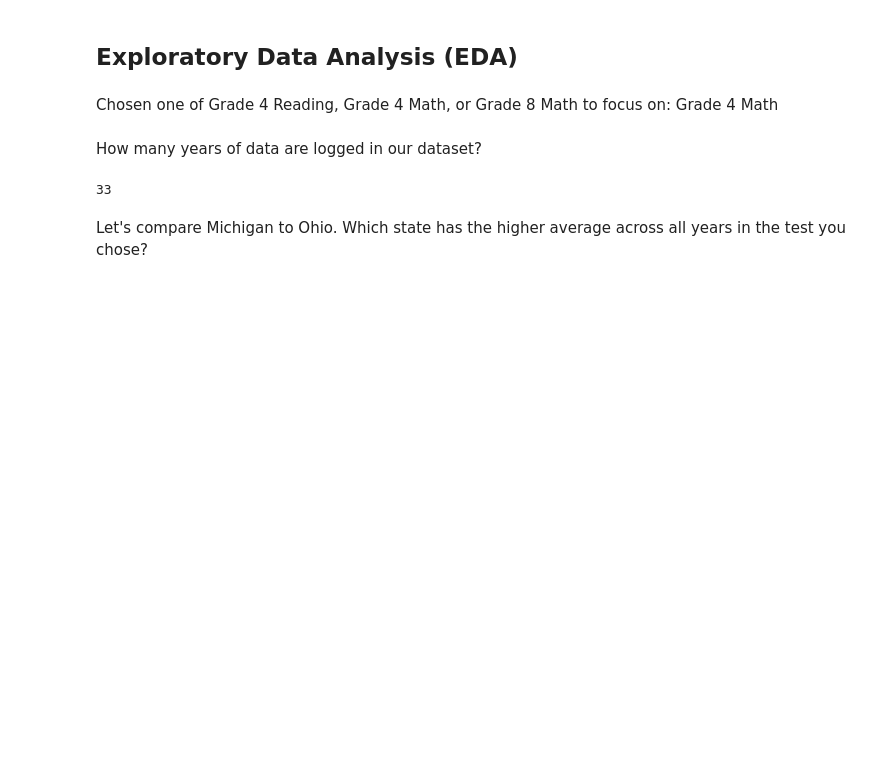
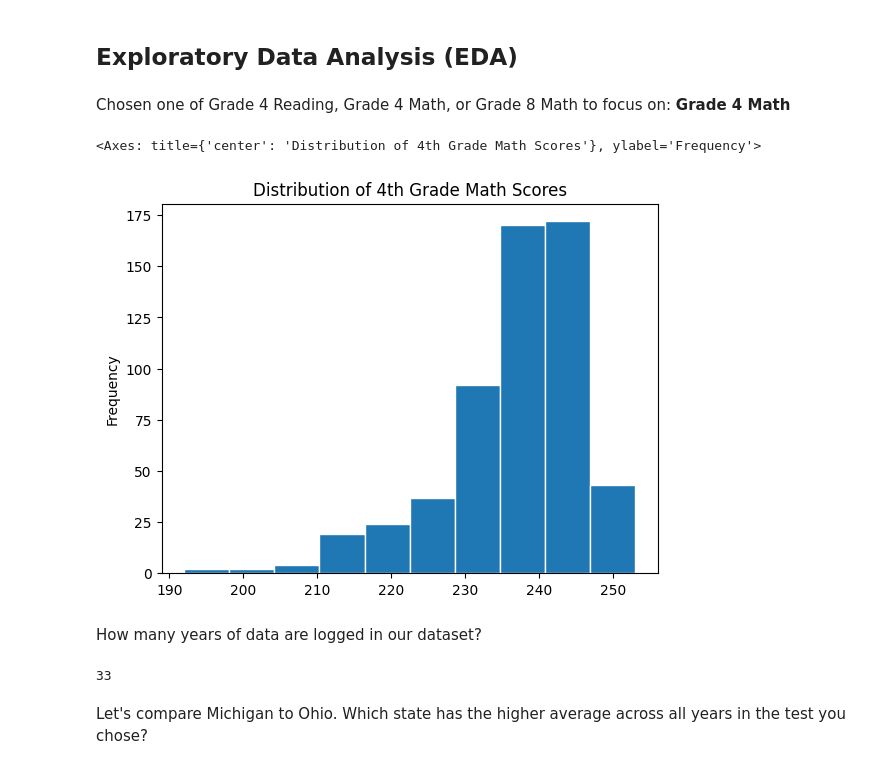
Before and after one commit to vxm52/MDST-Tutorial, a Jupyter notebook: tutorial1/checkpoint1.ipynb, the cells around one changed output. Cells and saved outputs as stored; diff of their text form; code cells hidden in the pictures; blank space fills up the shorter version.

```diff
--- a/tutorial1/checkpoint1.ipynb
+++ b/tutorial1/checkpoint1.ipynb
@@ -69,7 +176,13 @@ df.rename({
 # %% [markdown]
 <h2>Exploratory Data Analysis (EDA) </h2>
 # %% [markdown]
-Chosen one of Grade 4 Reading, Grade 4 Math, or Grade 8 Math to focus on: Grade 4 Math
+Chosen one of Grade 4 Reading, Grade 4 Math, or Grade 8 Math to focus on:
+**Grade 4 Math**
+# %%
+df.AVG_MATH_4_SCORE.plot.hist(title="Distribution of 4th Grade Math Scores", edgecolor="white")
+# %% [output]
+<Axes: title={'center': 'Distribution of 4th Grade Math Scores'}, ylabel='Frequency'>
+[figure, added]
 # %% [markdown]
 How many years of data are logged in our dataset?
 # %%
```
Also changed, not shown: parts of 34 cells of this notebook.
